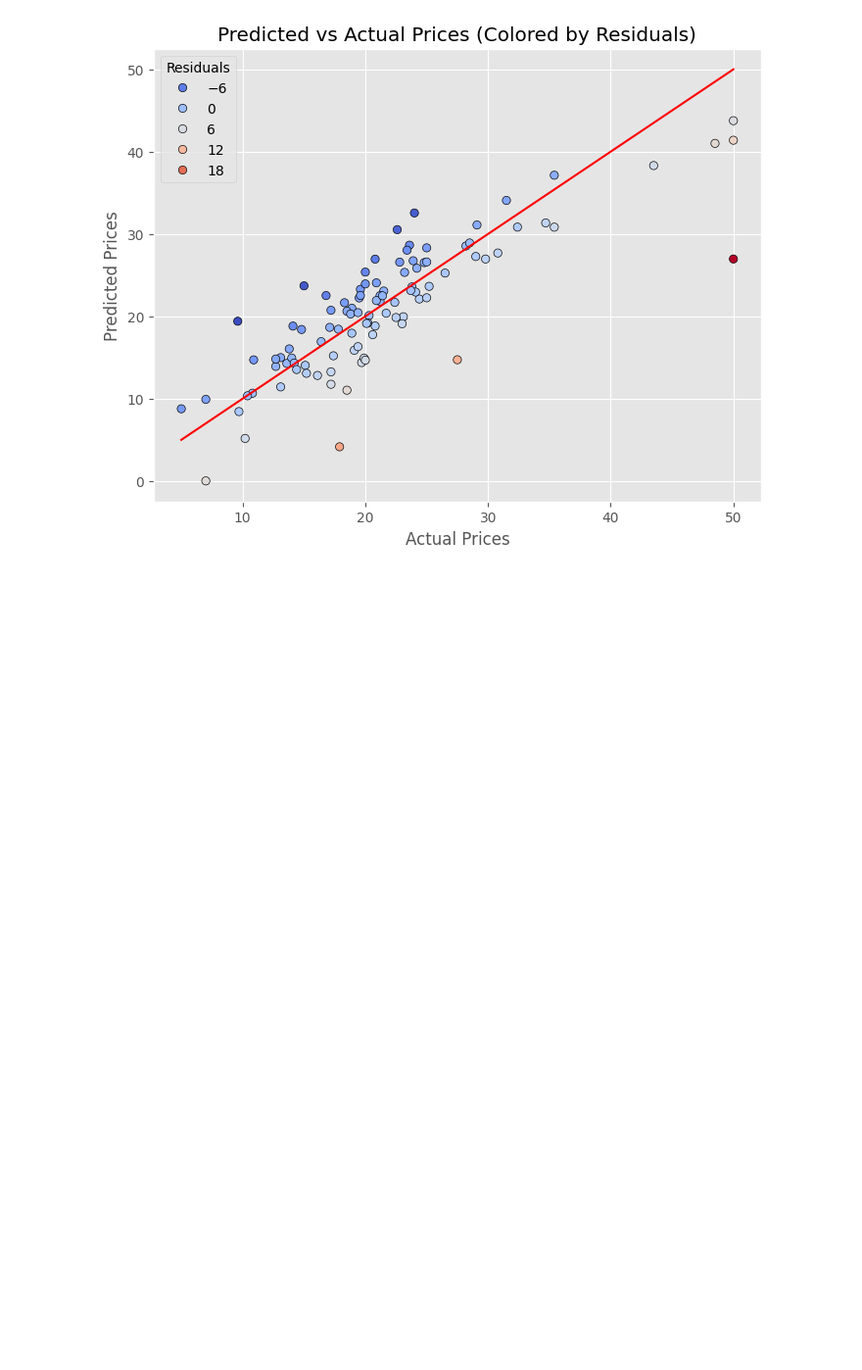
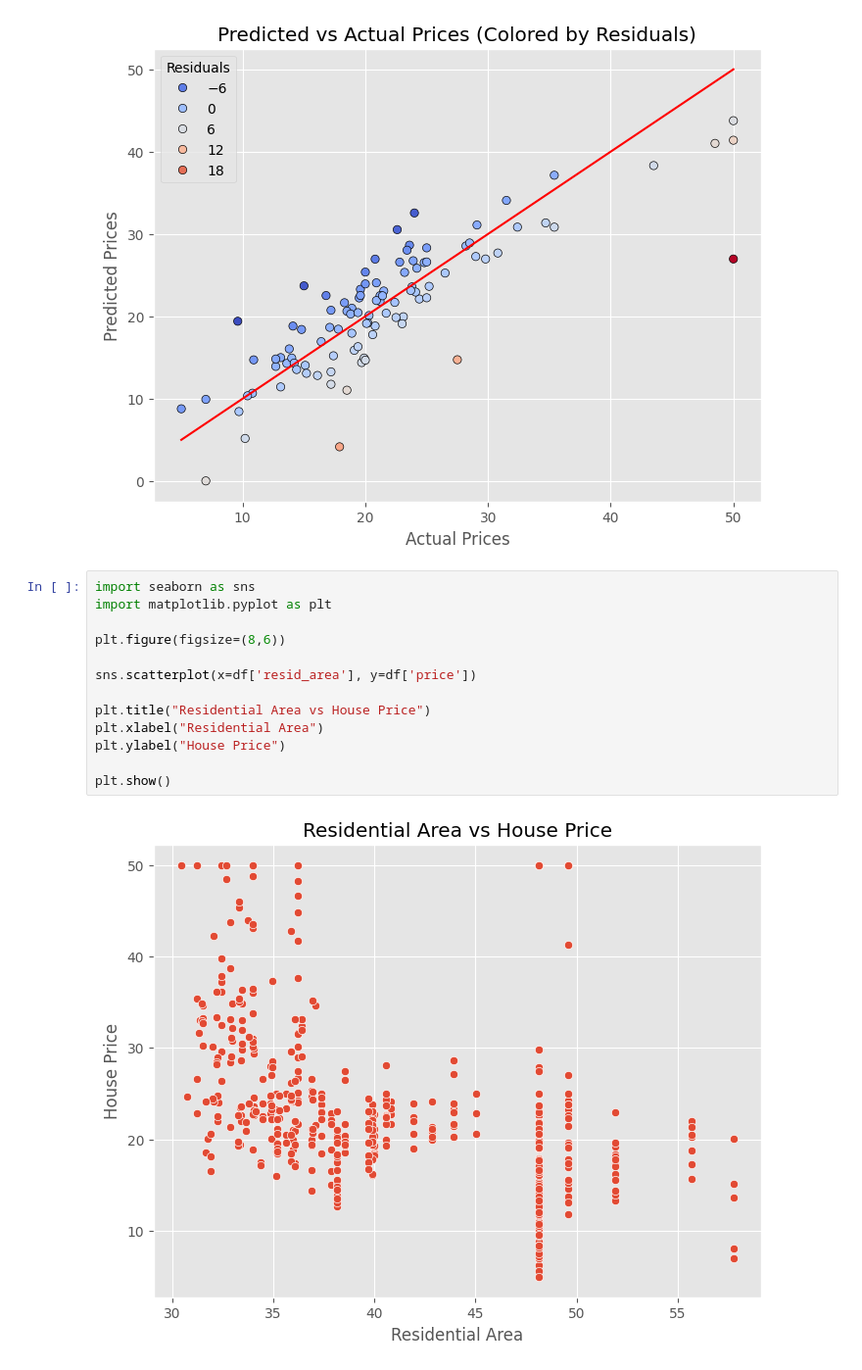
Before and after one commit to Ebin21/ML, a Jupyter notebook: House_Price2.ipynb, the cells around one changed output. Shown at 98% size. Cells and saved outputs as stored; diff of their text form; blank space fills up the shorter version.

```diff
--- a/House_Price2.ipynb
+++ b/House_Price2.ipynb
@@ -211,3 +211,18 @@ plt.legend(title='Residuals', loc='upper left')
 plt.show()
 # %% [output]
 [figure]
+# %%
+import seaborn as sns
+import matplotlib.pyplot as plt
+
+plt.figure(figsize=(8,6))
+
+sns.scatterplot(x=df['resid_area'], y=df['price'])
+
+plt.title("Residential Area vs House Price")
+plt.xlabel("Residential Area")
+plt.ylabel("House Price")
+
+plt.show()
+# %% [output]
+[figure, added]
```
